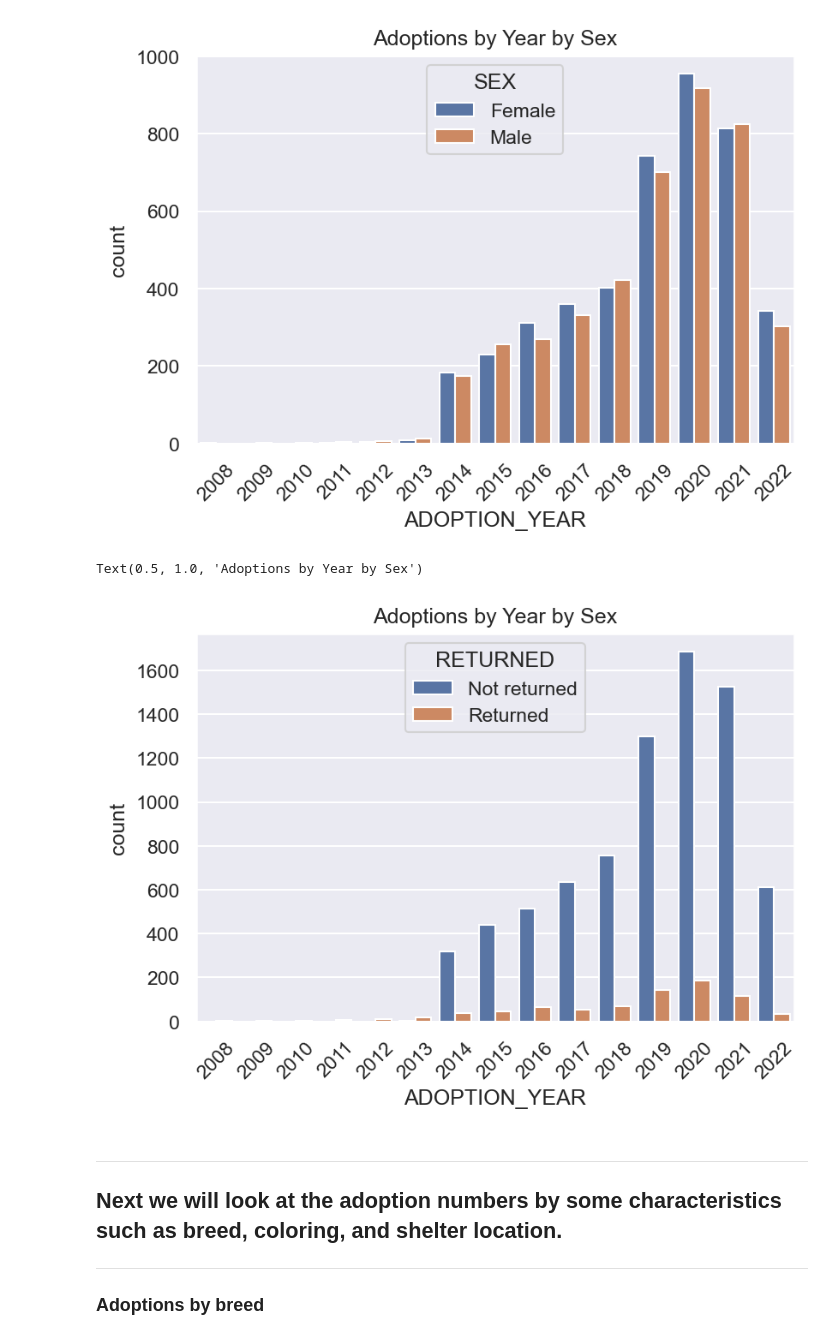
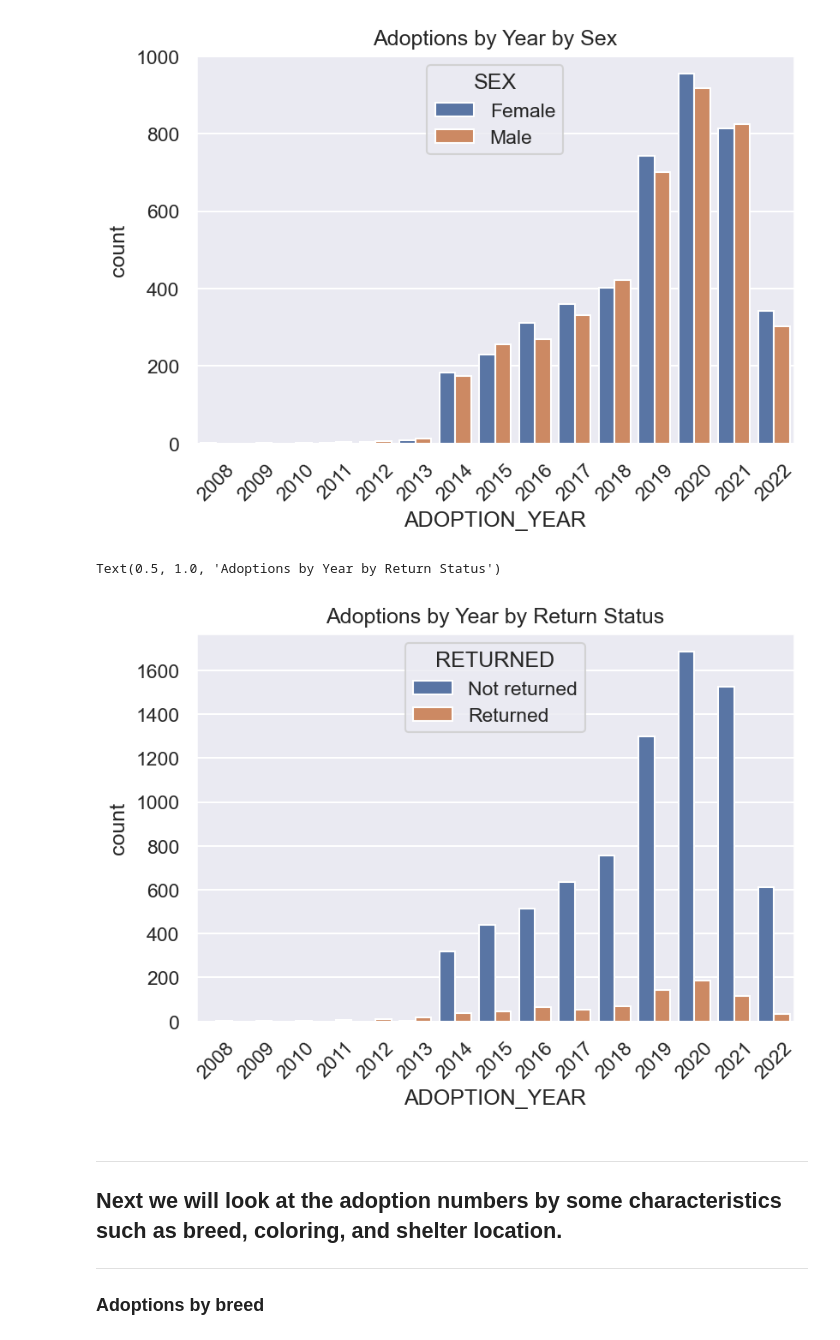
Before and after one commit to courtneyburch/Ohio-Alleycat, a Jupyter notebook: oar_data.ipynb, the cells around one changed output. Cells and saved outputs as stored; diff of their text form; code cells hidden in the pictures.

```diff
--- a/oar_data.ipynb
+++ b/oar_data.ipynb
@@ -460,3 +464,5 @@ oar_data.loc[oar_data['ANIMALNAME'] == 'Imogene']
+# %%
+oar_data['MOSTRECENTENTRYDATE'] = oar_data['MOSTRECENTENTRYDATE'].fillna('0')
 # %%
 def was_returned(return_date):
     if return_date == 'None':
@@ -484,3 +490,8 @@ def time_to_adoption(return_status, adoption_date, entry_date, brought_in_date):
 # %%
 #Using np.vectorize which is faster than df.apply
 oar_data['TIME_TO_ADOPTION'] = np.vectorize(time_to_adoption)(oar_data['RETURNED'], pd.to_datetime(oar_data['ADOPTIONDATE']), pd.to_datetime(oar_data['MOSTRECENTENTRYDATE']), pd.to_datetime(oar_data['DATEBROUGHTIN']))
+# %%
+oar_data['TIME_TO_ADOPTION'] = oar_data['TIME_TO_ADOPTION'].dt.days
+# %%
+#set any negative values equal to 0
+oar_data.loc[oar_data['TIME_TO_ADOPTION'] < 0, 'TIME_TO_ADOPTION'] = 0
@@ -513,0 +554,2 @@ oar_data.head()
+# %%
+oar_data['AGE_AT_ADOPTION'] = (pd.to_datetime(oar_data['ADOPTIONDATE']) - pd.to_datetime(oar_data['DATEOFBIRTH'])).dt.days
@@ -638,13 +689,13 @@ Text(0.5, 1.0, 'Adoptions by Year by Sex')
 # %%
 #Count of adoptions by returned/unreturned status
 sns.set_theme()
 plt.figure(dpi=150)
 sns.countplot(x = 'ADOPTION_YEAR', data = oar_data, hue = 'RETURNED')
 plt.xticks(rotation=45)
-plt.title('Adoptions by Year by Sex')
+plt.title('Adoptions by Year by Return Status')
 # %% [output]
-Text(0.5, 1.0, 'Adoptions by Year by Sex')
+Text(0.5, 1.0, 'Adoptions by Year by Return Status')
-[figure, old version]
+[figure, new version]
 # %% [markdown]
 ---
 ## Next we will look at the adoption numbers by some characteristics such as breed, coloring, and shelter location.
```
Also changed, not shown: parts of 14 cells of this notebook, 1 other file.
